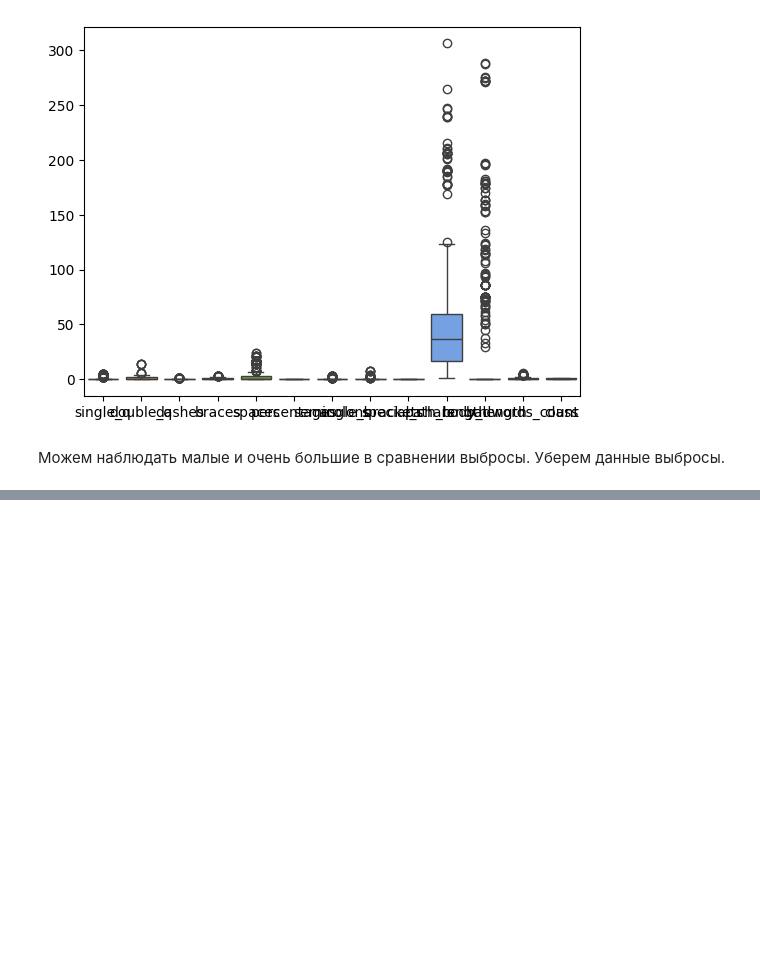
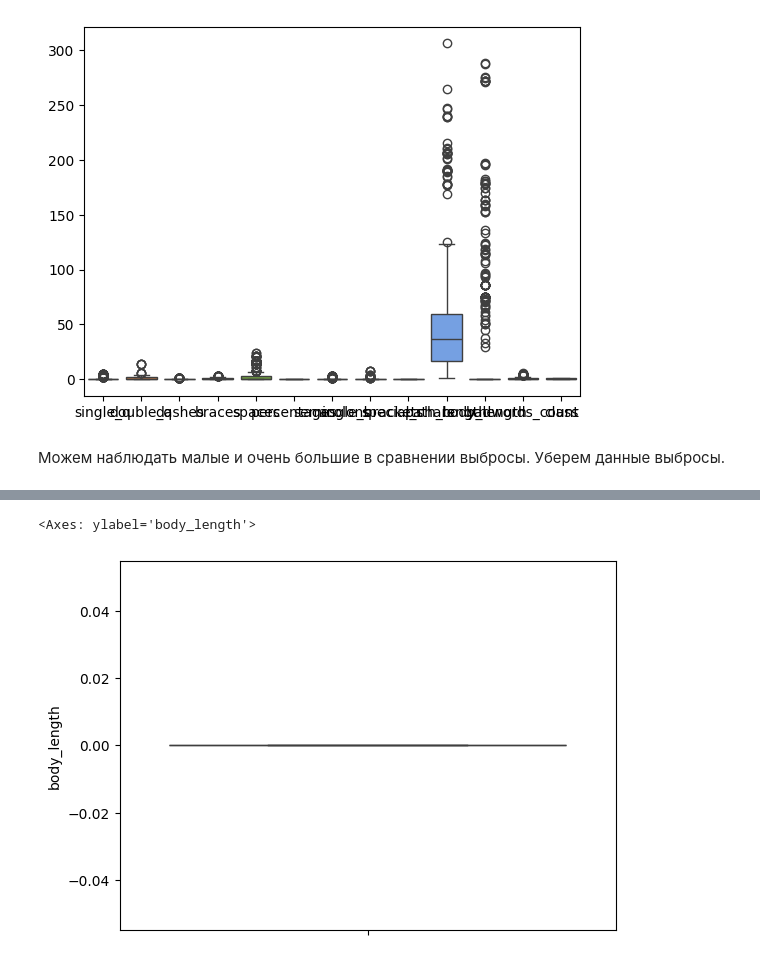
Before and after one commit to SokIvan/ML_Web_Traffic, a Jupyter notebook: ML.ipynb, the cells around one changed output, grey strips where cells are left out. Drawn from its saved outputs; the diff is of its cells as text; code cells hidden in the pictures; blank space fills up the shorter version.

```diff
--- a/ML.ipynb
+++ b/ML.ipynb
@@ -355,0 +388,6 @@ def outliers_indices(feature):
+# %%
+data_Good_and_Bad3 = data_Good_and_Bad2[data_Good_and_Bad2['body_length'] < data_Good_and_Bad2['body_length'].quantile(0.777)]
+sns.boxplot(data_Good_and_Bad3['body_length'])
+# %% [output]
+<Axes: ylabel='body_length'>
+[figure, added]
```
Also changed, not shown: parts of 20 cells of this notebook.
